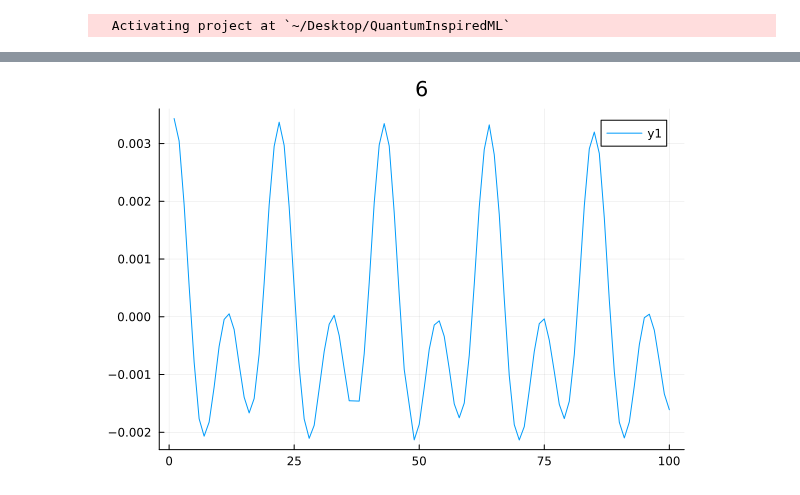
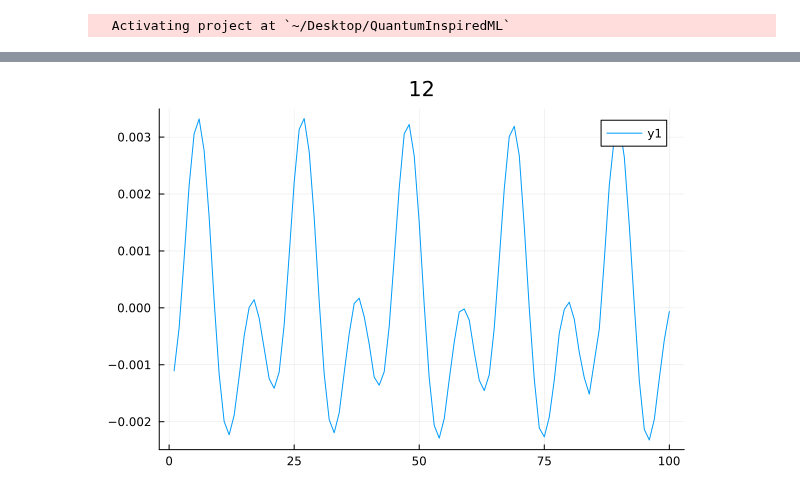
Before and after one commit to jmoo2880/QuantumInspiredML, a Jupyter notebook: FinalBenchmarks/Kepler/demo_imputation_plots/plot_kepler_impute.ipynb, the cells around one changed output, grey strips where cells are left out. Saved outputs shown, nothing was run; the diff lists cells and outputs as text; code cells hidden in the pictures.

```diff
--- a/FinalBenchmarks/Kepler/demo_imputation_plots/plot_kepler_impute.ipynb
+++ b/FinalBenchmarks/Kepler/demo_imputation_plots/plot_kepler_impute.ipynb
@@ -42,7 +42,7 @@ fc = load_forecasting_info_variables(mps_ns, X_train, y_train, X_test, y_test, o
 
  Created 1 forecastable struct(s) containing class-wise mps and test samples.
 # %%
-idx = rand(1:26)
-plot(X_test[idx, :], title=idx)
+idx = rand(1:22)
+plot(X_train[idx, :], title=idx)
 # %% [output]
-[figure, old version]
+[figure, new version]
```
Also changed, not shown: parts of 5 cells of this notebook, 6 other files.
